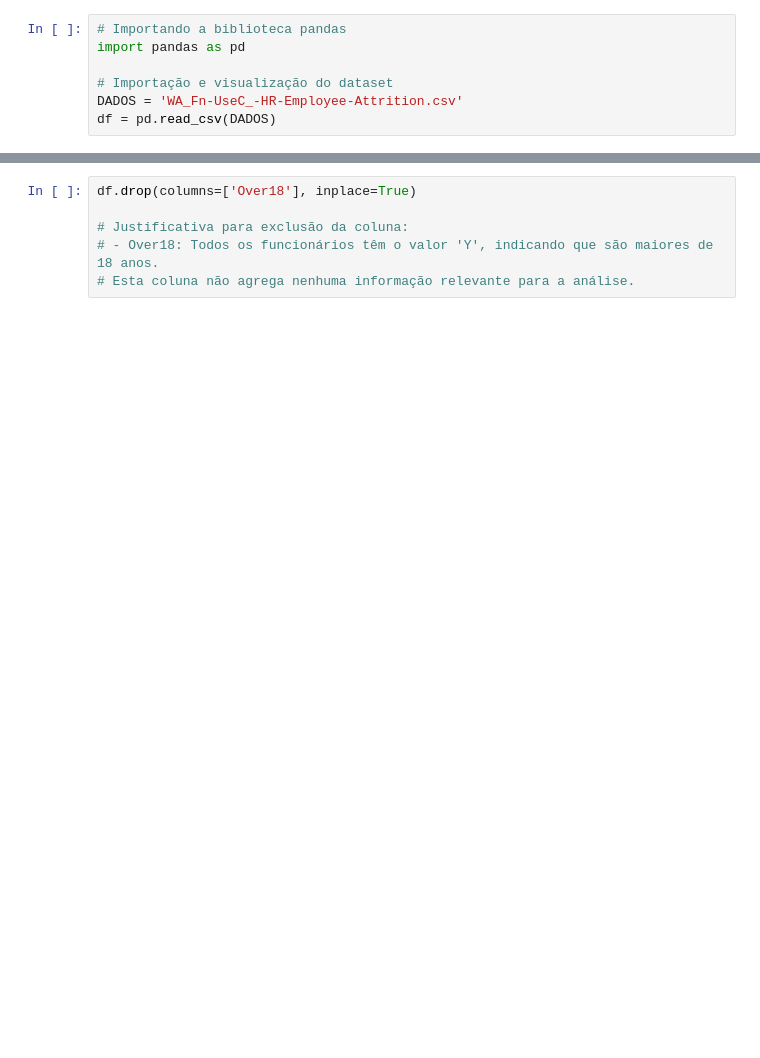
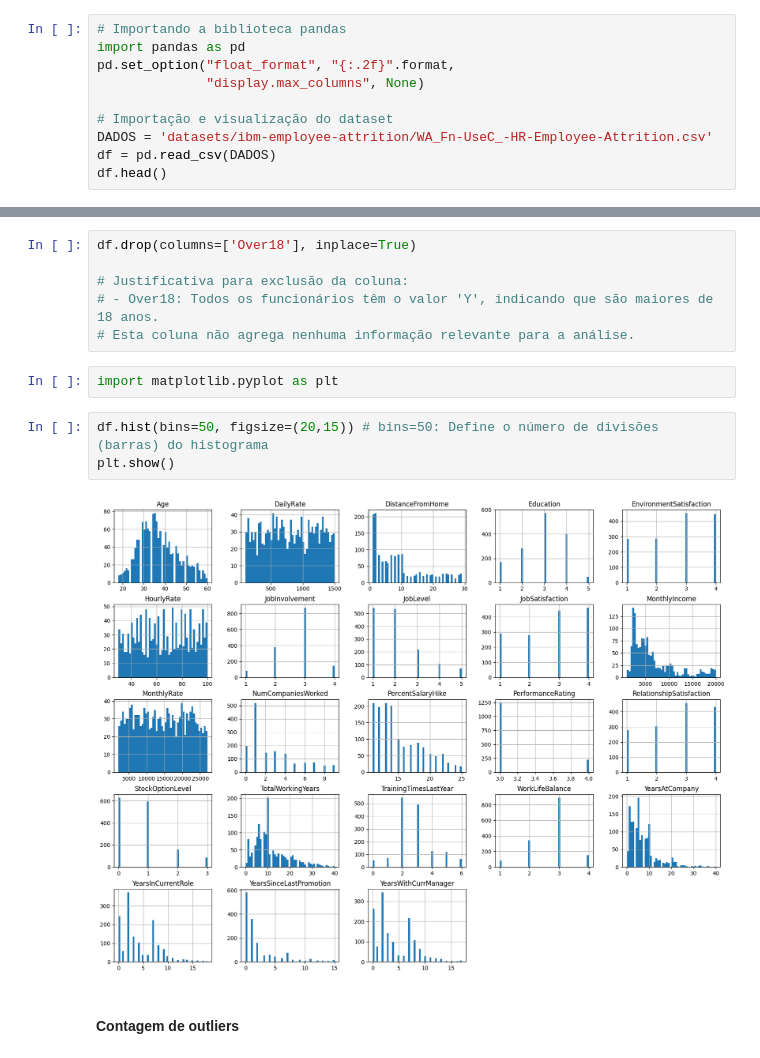
Before and after one commit to regi-negromonte/Bases-de-dados-cl-ssicas, a Jupyter notebook: ibm_hr_analytics_employee_attrition_e_performance.ipynb, the cells around one changed output, grey strips where cells are left out. Cells and saved outputs as stored; diff of their text form; blank space fills up the shorter version.

```diff
--- a/ibm_hr_analytics_employee_attrition_e_performance.ipynb
+++ b/ibm_hr_analytics_employee_attrition_e_performance.ipynb
@@ -136,7 +196,10 @@ A seguir, uma descrição dos campos presentes no conjunto de dados:
 # %%
 # Importando a biblioteca pandas
 import pandas as pd
+pd.set_option("float_format", "{:.2f}".format,
+              "display.max_columns", None)
 
 # Importação e visualização do dataset
-DADOS = 'WA_Fn-UseC_-HR-Employee-Attrition.csv'
+DADOS = 'datasets/ibm-employee-attrition/WA_Fn-UseC_-HR-Employee-Attrition.csv'
 df = pd.read_csv(DADOS)
+df.head()
@@ -255,3 +274,12 @@ df.drop(columns=['Over18'], inplace=True)
 # Justificativa para exclusão da coluna:
 # - Over18: Todos os funcionários têm o valor 'Y', indicando que são maiores de 18 anos.
 # Esta coluna não agrega nenhuma informação relevante para a análise.
+# %%
+import matplotlib.pyplot as plt
+# %%
+df.hist(bins=50, figsize=(20,15)) # bins=50: Define o número de divisões (barras) do histograma
+plt.show()
+# %% [output]
+[figure, added]
+# %% [markdown]
+#### Contagem de outliers
```
Also changed, not shown: parts of 11 cells of this notebook, 2 other files.
